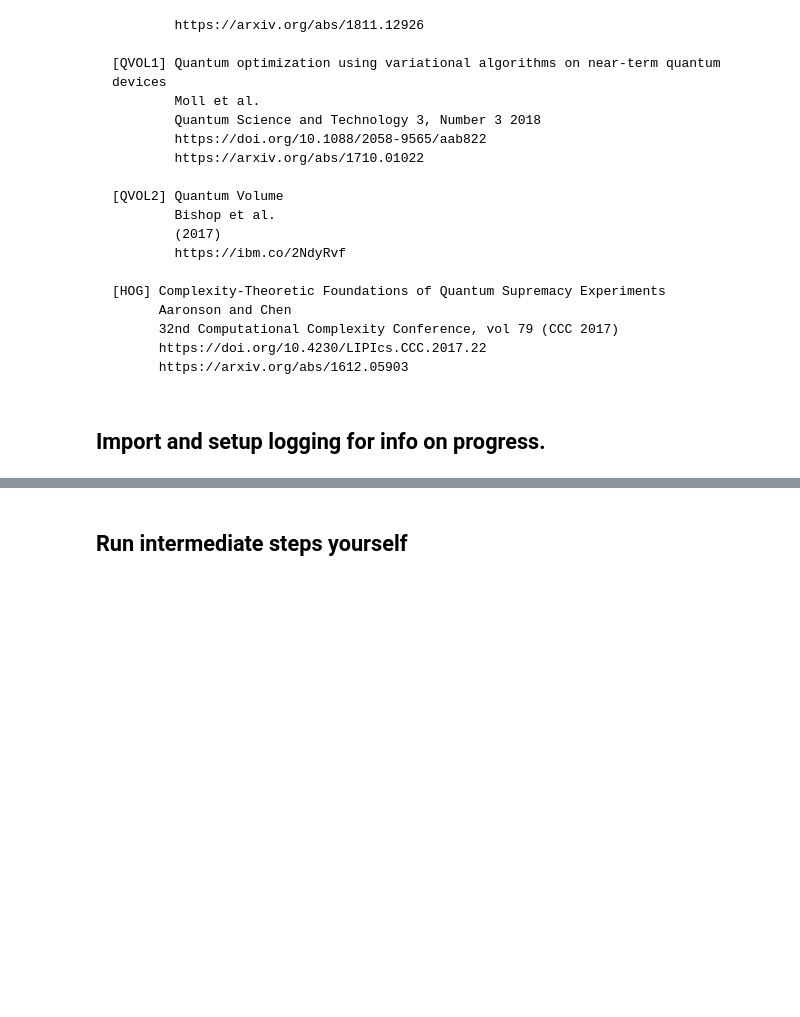
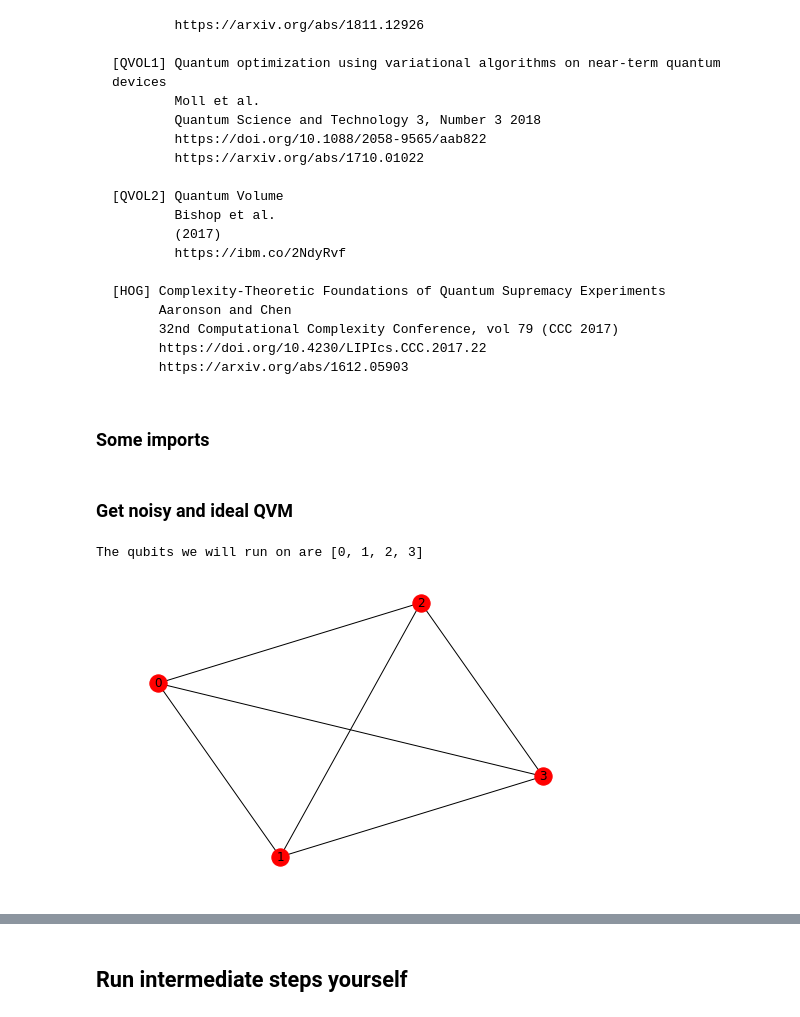
Before and after one commit to rigetti/forest-benchmarking, a Jupyter notebook: examples/quantum_volume.ipynb, the cells around one changed output, grey strips where cells are left out. Cells and saved outputs as stored; diff of their text form; code cells hidden in the pictures; blank space fills up the shorter version.

```diff
--- a/examples/quantum_volume.ipynb
+++ b/examples/quantum_volume.ipynb
@@ -55,3 +54,5 @@ The certification of quantumness comes from the so called **Heavy Output Generat
           32nd Computational Complexity Conference, vol 79 (CCC 2017)
           https://doi.org/10.4230/LIPIcs.CCC.2017.22
           https://arxiv.org/abs/1612.05903
+# %% [markdown]
+### Some imports
@@ -57,0 +69,2 @@ The certification of quantumness comes from the so called **Heavy Output Generat
+# %% [markdown]
+### Get noisy and ideal QVM
@@ -58,17 +73,11 @@ The certification of quantumness comes from the so called **Heavy Output Generat
 # %%
-import numpy as np
-import networkx as nx
-import matplotlib.pyplot as plt
-%matplotlib inline
-
-from pyquil.api import get_qc
-
 ideal_qc = get_qc('4q-qvm', noisy=False)
 noisy_qc = get_qc("4q-noisy-qvm", noisy=True)
 
 qubits = ideal_qc.qubits()
-print(qubits)
+print('The qubits we will run on are', qubits)
 graph = ideal_qc.qubit_topology()
-nx.draw_networkx(graph, with_labels=True)
+nx.draw(graph, with_labels=True)
+# %% [output]
+The qubits we will run on are [0, 1, 2, 3]
+[figure, added]
-# %% [markdown]
-## Import and setup logging for info on progress.
```
Also changed, not shown: parts of 20 cells of this notebook.
